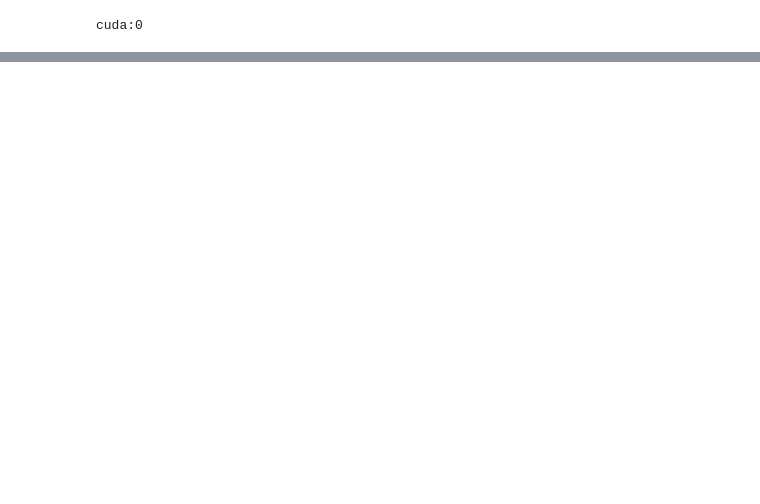
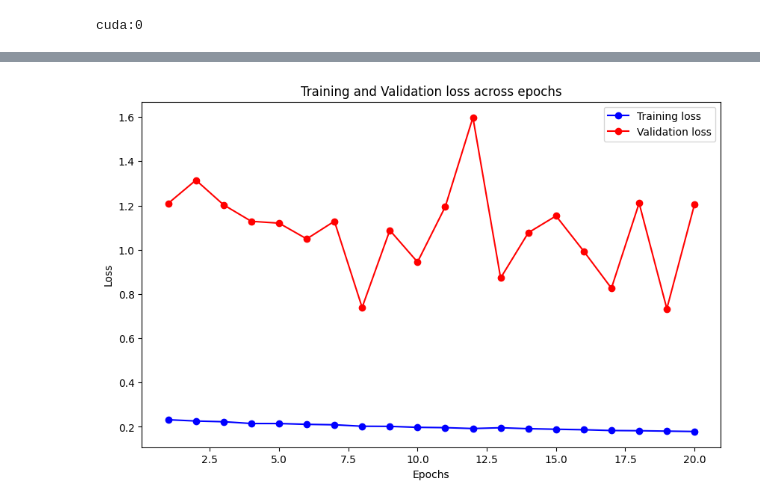
Before and after one commit to aishh12345/Deep-Learning-Project-Pneumonia, a Jupyter notebook: CNN3model.ipynb, the cells around one changed output, grey strips where cells are left out. Cells and saved outputs as stored; diff of their text form; code cells hidden in the pictures; blank space fills up the shorter version.

```diff
--- a/CNN3model.ipynb
+++ b/CNN3model.ipynb
@@ -347,0 +351,13 @@ plt.show()
+# %%
+epochs = range(1, len(train_accuracies) + 1)
+
+plt.figure(figsize=(10, 6))
+plt.plot(epochs, train_losses, 'bo-', label='Training loss')
+plt.plot(epochs, val_losses, 'ro-', label='Validation loss')
+plt.title('Training and Validation loss across epochs')
+plt.xlabel('Epochs')
+plt.ylabel('Loss')
+plt.legend()
+plt.show()
+# %% [output]
+[figure, added]
```
Also changed, not shown: parts of 8 cells of this notebook.
